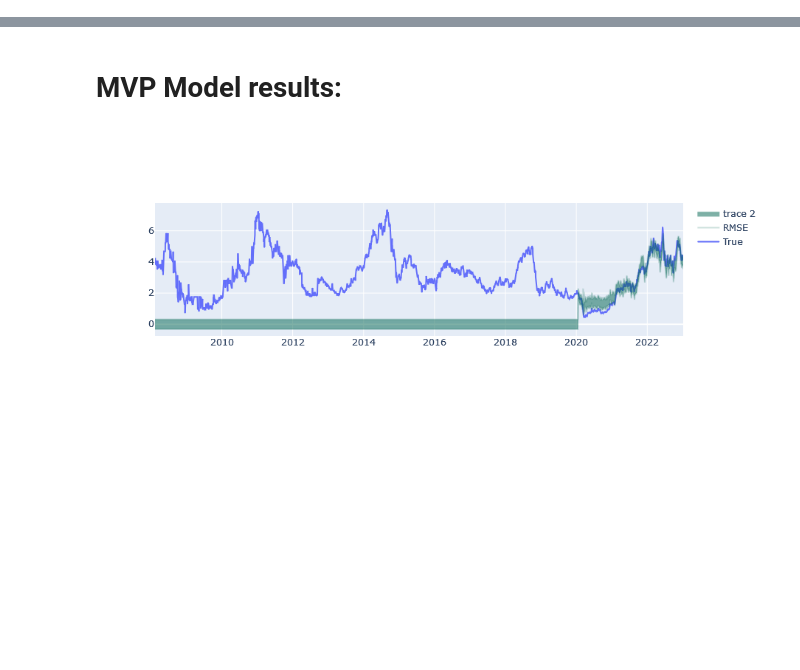
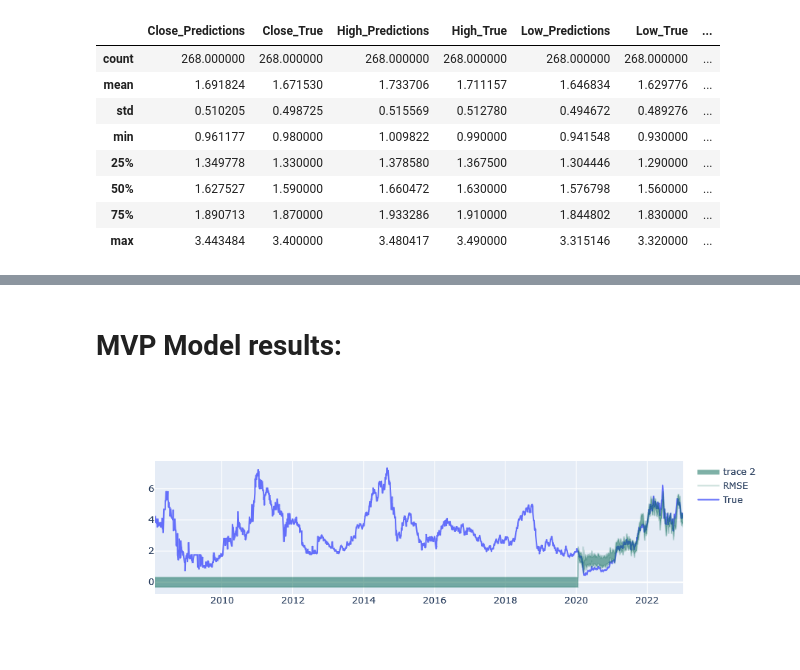
Before and after one commit to 538455/LHL_FinalProject_Predictive-Technical-Indicators-Using-LSTM-Models-for-Trading, a Jupyter notebook: src/Final Model/Dashboard.ipynb, the cells around one changed output, grey strips where cells are left out. Saved outputs shown, nothing was run; the diff lists cells and outputs as text; code cells hidden in the pictures; blank space fills up the shorter version.

```diff
--- a/src/Final Model/Dashboard.ipynb
+++ b/src/Final Model/Dashboard.ipynb
@@ -139,0 +223,13 @@ BNS = dailyPrediction('BNS.TO', accuracyPlot=False)
+# %%
+# SBB where bought == 1 and Pre_Day_Accuracy_Close > 0
+SBB.loc[(SBB['bought'] == 1) & (SBB['Prev_Day_Accuracy_Close'] > 0)].describe()
+# %% [output]
+|  | Close_Predictions | Close_True | High_Predictions | High_True | Low_Predictions | Low_True | ... |
+| count | 268.000000 | 268.000000 | 268.000000 | 268.000000 | 268.000000 | 268.000000 | ... |
+| mean | 1.691824 | 1.671530 | 1.733706 | 1.711157 | 1.646834 | 1.629776 | ... |
+| std | 0.510205 | 0.498725 | 0.515569 | 0.512780 | 0.494672 | 0.489276 | ... |
+| min | 0.961177 | 0.980000 | 1.009822 | 0.990000 | 0.941548 | 0.930000 | ... |
+| 25% | 1.349778 | 1.330000 | 1.378580 | 1.367500 | 1.304446 | 1.290000 | ... |
+| 50% | 1.627527 | 1.590000 | 1.660472 | 1.630000 | 1.576798 | 1.560000 | ... |
+| 75% | 1.890713 | 1.870000 | 1.933286 | 1.910000 | 1.844802 | 1.830000 | ... |
+| max | 3.443484 | 3.400000 | 3.480417 | 3.490000 | 3.315146 | 3.320000 | ... |
```
Also changed, not shown: parts of 17 cells of this notebook, 8 other files.
